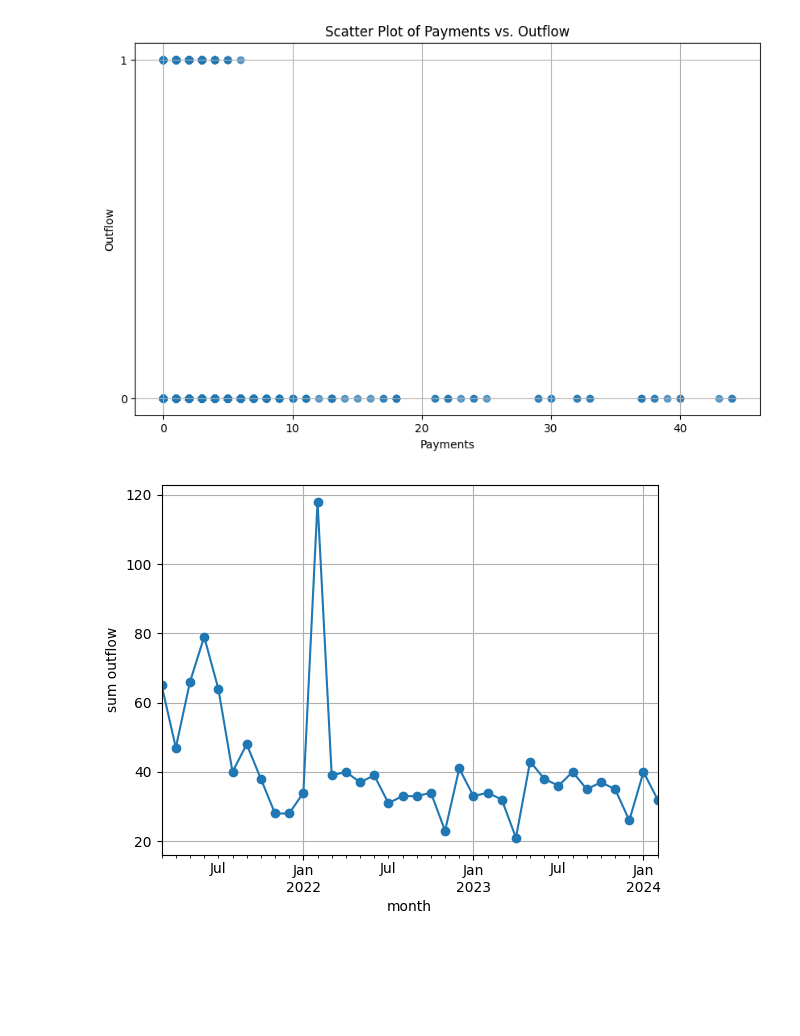
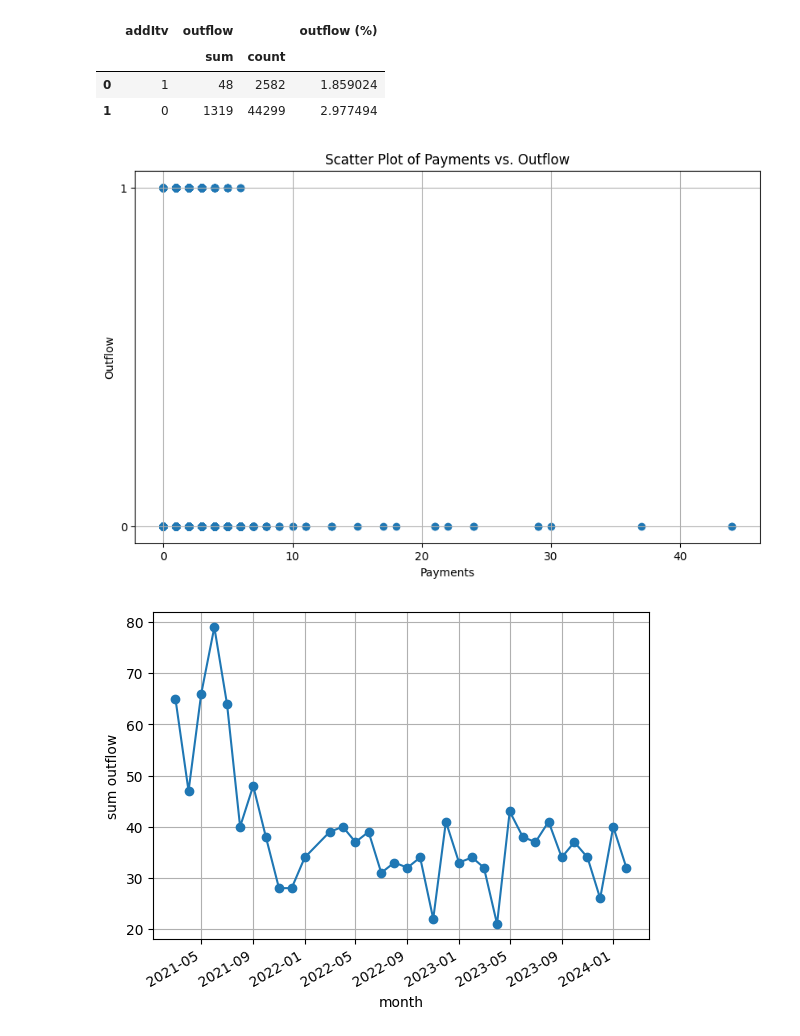
Before and after one commit to KONF1GG/ML_outflow_fridom, a Jupyter notebook: learning_machine_2.ipynb, the cells around one changed output. Saved outputs shown, nothing was run; the diff lists cells and outputs as text; code cells hidden in the pictures; blank space fills up the shorter version.

```diff
--- a/learning_machine_2.ipynb
+++ b/learning_machine_2.ipynb
@@ -14,3 +49,31 @@ df.head()
+# %%
+df['activeTime/lifeTime'] = df['activeLife'] / df['lifeTime']
+
+df['failCount/activeLife'] = df['failCount'] / df['activeLife']
+
+df['rejectedCalls/calls'] = np.where(df['calls'] == 0, 0, df['rejectedCalls'] / df['calls'])
+
+df['unansweredCalls/calls'] = np.where(df['calls'] == 0, 0, df['unansweredCalls'] / df['calls'])
+# %%
+def normalize(group, columns):
+    for col in columns:
+        X_min = group[col].min()
+        X_max = group[col].max()
+        # Защита от деления на ноль
+        range_span = X_max - X_min
+        if range_span == 0:
+            group[f'{col}_n'] = 0
+        else:
+            group[f'{col}_n'] = (group[col] - X_min) / range_span
+    return group
+
+# Укажите колонки для нормализации
+# columns_to_normalize = ['paymentSum', 'tariffPrice', 'tariffSpeed']
+columns_to_normalize = ['lifeTime', 'activeLife', 'tariffPrice', 'tariffSpeed', 'paymentSum', 'activeTime/lifeTime', 'failCount/activeLife', 'rejectedCalls/calls', 'unansweredCalls/calls']
+
+
+# Применяем нормализацию по месяцам
+df = df.groupby('datetime', group_keys=False).apply(normalize, columns=columns_to_normalize)
 # %%
 corr = df.corr()
 
@@ -90,0 +87,8 @@ count_outflow_1
+# %%
+seconds_per_day = 86400
+days_per_year = 365.25
+
+# Конвертация секунд в годы
+df['lifeTime_years'] = df['lifeTime'] / seconds_per_day // days_per_year
+# %%
+df = df[~((df['year'] == 2022) & (df['month'] == 2))]
@@ -91,6 +181,15 @@ count_outflow_1
+# %%
+tmp = df.groupby("addItv", as_index=False).agg({"outflow": ["sum", "count"]})
+tmp["outflow (%)"] = 100 * tmp["outflow", "sum"] / tmp["outflow", "count"]
+tmp.sort_values("outflow (%)").reset_index(drop=True)
+# %% [output]
+|  | addItv | outflow |  | outflow (%) |
+|  |  | sum | count |  |
+| 0 | 1 | 48 | 2582 | 1.859024 |
+| 1 | 0 | 1319 | 44299 | 2.977494 |
 # %%
 plt.figure(figsize=(10, 6))
-plt.scatter(df1['payments'], df1['outflow'], alpha=0.7)
+plt.scatter(df['payments'], df['outflow'], alpha=1)
 
 # Настройка графика
 plt.title('Scatter Plot of Payments vs. Outflow')
@@ -102,14 +201,14 @@ plt.grid(True)
 # Показать график
 plt.show()
 # %% [output]
-[figure, old version]
+[figure, new version]
 # %%
-avg_price_per_year = df_datetime.groupby('datetime')['outflow'].sum()
+avg_price_per_year = df.groupby('datetime')['outflow'].sum()
 avg_price_per_year.plot(kind='line', marker='o')
 plt.xlabel('month')
 plt.ylabel('sum outflow')
 plt.grid(True)
 plt.show()
 # %% [output]
-[figure, old version]
+[figure, new version]
 # %%
```
Also changed, not shown: parts of 40 cells of this notebook.
